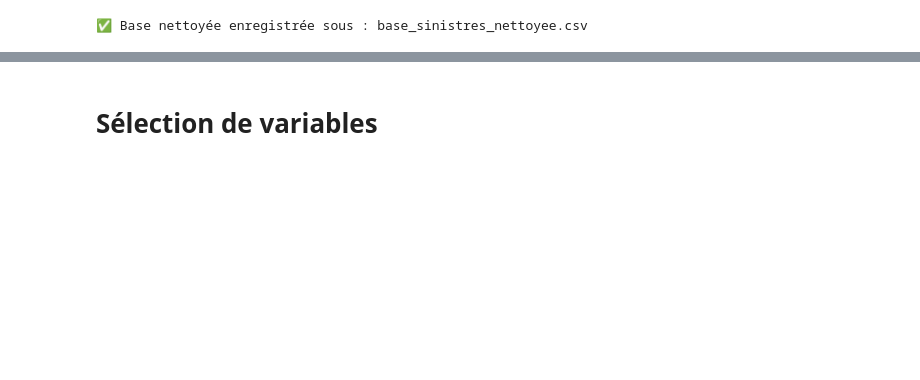
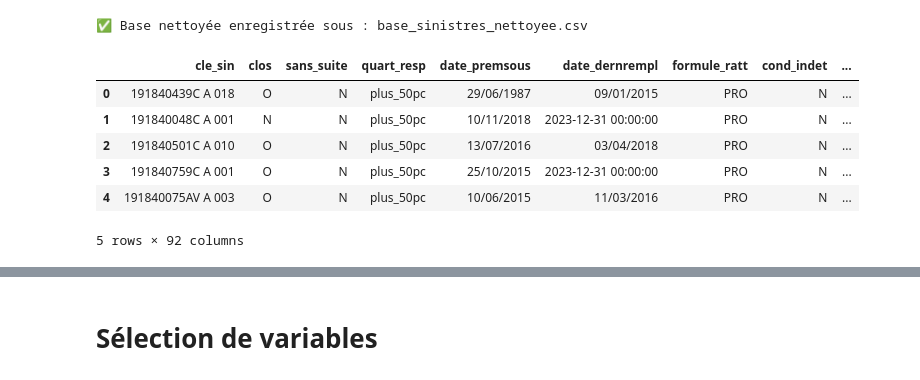
Before and after one commit to KUISSU/Exiom_Stage, a Jupyter notebook: Note_book/Modelisation.ipynb, the cells around one changed output, grey strips where cells are left out. Cells and saved outputs as stored; diff of their text form; code cells hidden in the pictures; blank space fills up the shorter version.

```diff
--- a/Note_book/Modelisation.ipynb
+++ b/Note_book/Modelisation.ipynb
@@ -59,6 +71,16 @@ df_cleaned.to_csv(path + "base_sinistres_nettoyee.csv", index=False)
 print("✅ Base nettoyée enregistrée sous : base_sinistres_nettoyee.csv")
 # %% [output]
 ✅ Base nettoyée enregistrée sous : base_sinistres_nettoyee.csv
+# %%
+df_cleaned.head()
+# %% [output]
+|  | cle_sin | clos | sans_suite | quart_resp | date_premsous | date_dernrempl | formule_ratt | cond_indet | ... |
+| 0 | 191840439C A 018 | O | N | plus_50pc | 29/06/1987 | 09/01/2015 | PRO | N | ... |
+| 1 | 191840048C A 001 | N | N | plus_50pc | 10/11/2018 | 2023-12-31 00:00:00 | PRO | N | ... |
+| 2 | 191840501C A 010 | O | N | plus_50pc | 13/07/2016 | 03/04/2018 | PRO | N | ... |
+| 3 | 191840759C A 001 | O | N | plus_50pc | 25/10/2015 | 2023-12-31 00:00:00 | PRO | N | ... |
+| 4 | 191840075AV A 003 | O | N | plus_50pc | 10/06/2015 | 11/03/2016 | PRO | N | ... |
+5 rows × 92 columns
 # %%
 # Supprimer les colonnes avec une seule modalité dans df
 df_cleaned = df_cleaned.loc[:, df_cleaned.nunique() > 1]
```
Also changed, not shown: parts of 14 cells of this notebook.
